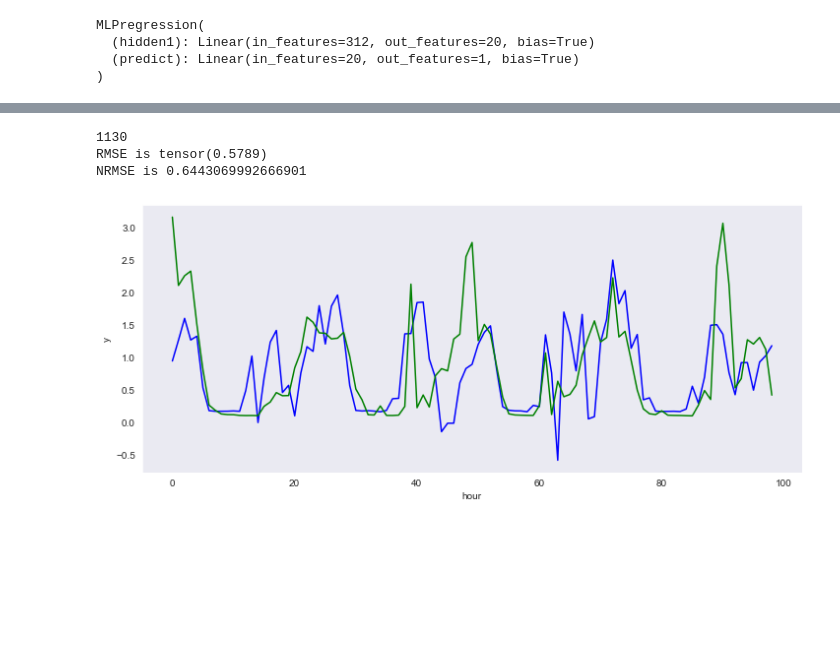
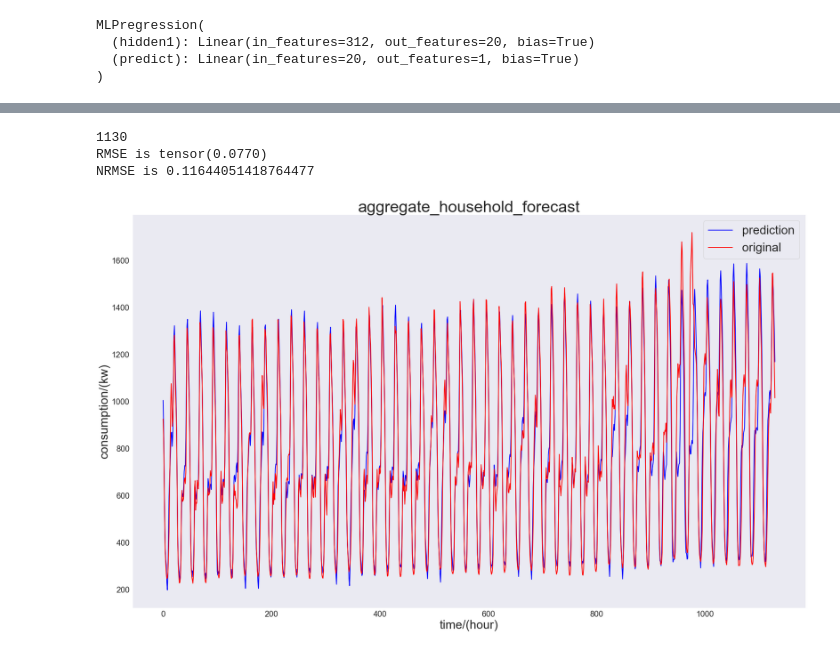
Before and after one commit to RuidongDavidLin/ML-for-prediction, a Jupyter notebook: MLP_aggregate_one_hour_ahead.ipynb, the cells around one changed output, grey strips where cells are left out. Saved outputs shown, nothing was run; the diff lists cells and outputs as text; code cells hidden in the pictures; blank space fills up the shorter version.

```diff
--- a/MLP_aggregate_one_hour_ahead.ipynb
+++ b/MLP_aggregate_one_hour_ahead.ipynb
@@ -75,11 +50,0 @@ print(len(C[2]))
-# %%
-lag_num = 24 * 7
-mean = np.mean(dataset_1002)
-error = 0
-ac_total = 0
-for index in range(len(dataset_1002)):
-    error += (dataset_1002[index]-mean)**2
-print(error)
-for index in range(len(dataset_1002) - lag_num):
-    ac_total += (dataset_1002[index]-mean)*(dataset_1002[index+lag_num]-mean)
-print(ac_total/error)
@@ -108,7 +158,7 @@ def split_data(stock, lookback):
 
 
     data = np.array(data, dtype=np.float32)
-    data = scale(data, with_mean=False, with_std=False)
+    # data = scale(data, with_mean=False, with_std=False)
     print(data.shape)
 
     test_set_size = int(np.round(0.3 * data.shape[0]))
@@ -121,7 +171,7 @@ def split_data(stock, lookback):
     y_test = np.array(data[train_set_size:,-1], dtype=np.float32)
     return x_train, y_train, x_test, y_test
 # %%
-x_train, y_train, x_test, y_test = split_data(dataset_1002, 337)
+x_train, y_train, x_test, y_test = split_data(dict_cluster[0], 337)
 print(x_train.shape)
 print(y_train.shape)
 print(x_test.shape)
@@ -228,37 +278,50 @@ Epoch: 99 Loss: 0.006158621925231992
 # %%
 #预测
+from cProfile import label
 import math
 
 pre_y=mlpreg(test_xt)
 pre_y=pre_y.data.numpy()
+for index in range(len(list(pre_y))):
+    pre_y[index] = pre_y[index] * (max_num - min_num) + min_num
+# print(pre_y)
 test_yt = test_yt
+for index in range(len(list(test_yt))):
+    test_yt[index] = test_yt[index] * (max_num - min_num) + min_num
 print(len(pre_y))
 # mae=mean_absolute_error(y_test,pre_y)
 MAE,S1,RMSE,S2 = 0,0,0,0
 for index in range(len(pre_y)):
     MAE += abs(pre_y[index]-test_yt[index])
     RMSE += (pre_y[index]-test_yt[index])**2
     S1 += abs(test_yt[index])
     S2 += test_yt[index]**2
 
 NMAE = MAE/S1
 NRMSE = math.sqrt(RMSE/S2)
 print("RMSE is", NMAE)
 print("NRMSE is", NRMSE)
 
 # index=np.argsort(y_test)
-plt.figure(figsize=(12,5))
-plt.plot(pre_y[-100:-1],"b")
-plt.plot(test_yt[-100:-1],"g")
+sns.set_style("darkgrid")
+plt.figure(figsize=(30,18))
+plt.rcParams.update({"font.size":20})
+x=plt.title("aggregate_household_forecast",fontsize=40)
+plt.plot(np.arange(1130), pre_y, c="b", label="prediction",linestyle="-",linewidth=2, marker='')
+plt.plot(np.arange(1130), test_yt, c="r", label="original",linestyle="-",linewidth=2,marker="")
+plt.legend(loc="upper right",fontsize=30)
 # plt.plot(np.arange(len(y_test)),y_test[index],"r",label="original y")
 # plt.scatter(np.arange(len(pre_y)),pre_y[index],s=3,c="b",label="prediction")
 # plt.legend(loc="upper left")
 plt.grid()
-plt.xlabel("hour")
-plt.ylabel("y")
+plt.xlabel("time/(hour)", fontsize=30)
+plt.ylabel("consumption/(kw)", fontsize = 30)
+fig = plt.gcf()
 plt.show()
+fig.savefig("success.jpg")
+#'-', '--', '-.', ':', 'None', ' ', '', 'solid', 'dashed', 'dashdot', 'dotted'
 # %% [output]
 1130
-RMSE is tensor(0.5789)
-NRMSE is 0.6443069992666901
+RMSE is tensor(0.0770)
+NRMSE is 0.11644051418764477
-[figure, old version]
+[figure, new version]
```
Also changed, not shown: parts of 10 cells of this notebook, 9 other files.
